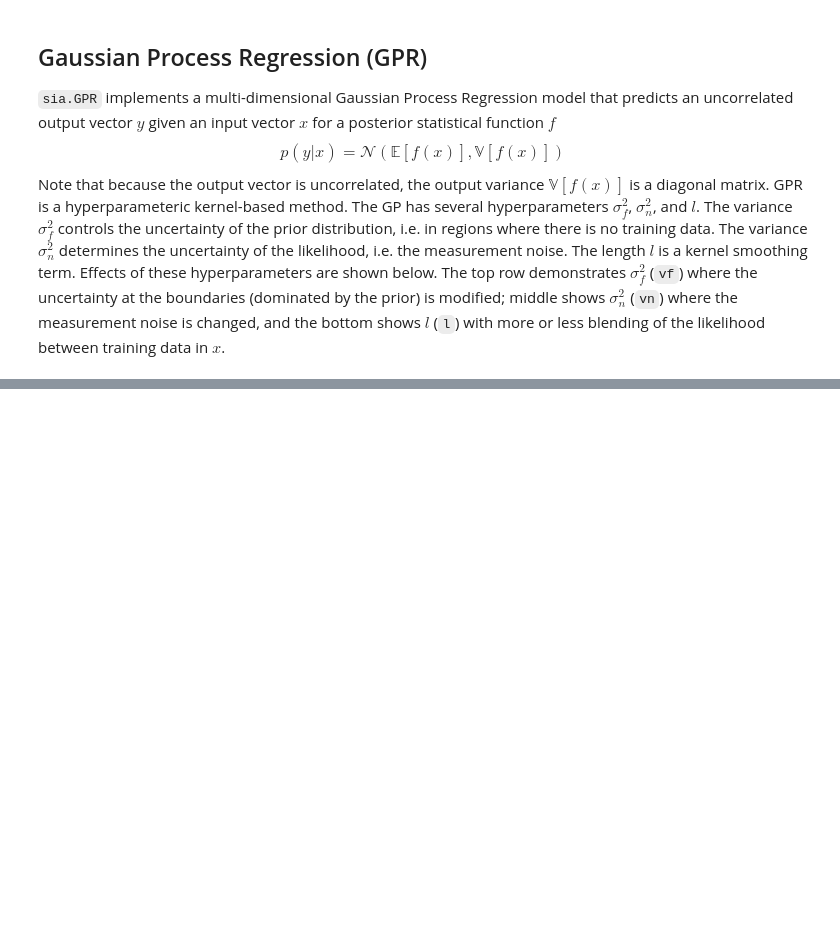
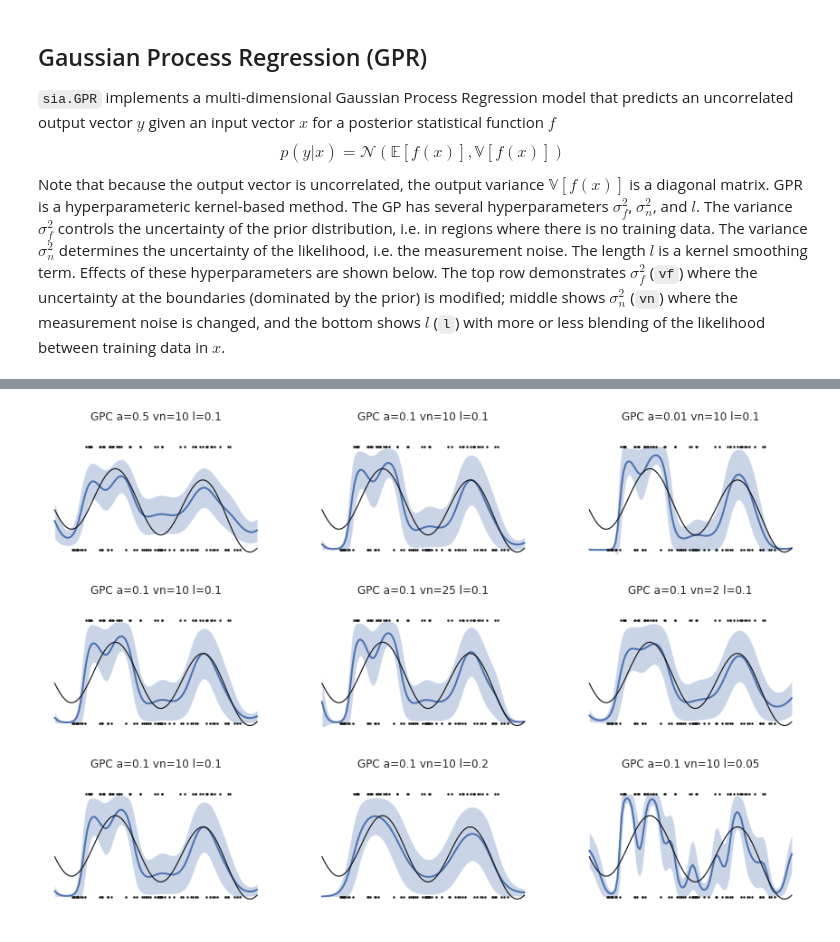
Before and after one commit to parkerowan/libsia, a Jupyter notebook: docs/belief/belief.ipynb, the cells around one changed output, grey strips where cells are left out. Drawn from its saved outputs; the diff is of its cells as text; code cells hidden in the pictures; blank space fills up the shorter version.

Commit message:
Adds Gaussian Process Classificiation (GPC), fixes Dirichlet bugs

```diff
--- a/docs/belief/belief.ipynb
+++ b/docs/belief/belief.ipynb
@@ -511,0 +516,43 @@ for i in range(len(ax)):
+# %%
+# Generate training data from underlying probability of a binary class
+class_prob = lambda x : -0.2 * x ** 2 + 0.6 * np.sin(6 * x) ** 2 + 0.2
+# class_prob = lambda x : x >= 0.5
+
+xtrain = np.random.uniform(0, 1, 100)
+ptrain = class_prob(xtrain)
+ytrain = np.array([int(np.random.uniform(0, 1, 1) <= class_prob(x)) for x in xtrain])
+
+# Plot the raw data
+f, ax = plt.subplots(nrows=3, ncols=3, figsize=(15, 10))
+ax = ax.flat
+sns.despine(f, left=True, bottom=True)
+
+# Evaluate several choices of hyper parameters
+alpha  = [0.5, 0.1, 0.01, 0.1, 0.1, 0.1, 0.1, 0.1, 0.1]
+varn   = [10, 10, 10, 10, 25, 2, 10, 10, 10]
+length = [0.1, 0.1, 0.1, 0.1, 0.1, 0.1, 0.1, 0.2, 0.05]
+
+for i in range(len(ax)):
+    # Create the GPC object
+    gpc = sia.GPC(np.array([xtrain]), ytrain, alpha=alpha[i], varf=varn[i], length=length[i])
+
+    # Evaluate it
+    xtest = np.linspace(-0.1, 1.1, 101)
+    ptest = class_prob(xtest)
+    gpc_mu = np.zeros((2, len(xtest)))
+    gpc_sig = np.zeros((2, len(xtest)))
+    for k in range(len(xtest)):
+        dirichlet = gpc.predict(np.array([xtest[k]]))
+        gpc_mu[:, k] = dirichlet.mean()
+        gpc_sig[:, k] = np.diag(dirichlet.covariance())
+
+    # Plot the belief for each axis and overlay the training data
+    ax[i].fill_between(xtest, gpc_mu[1, :] + 2 * gpc_sig[1, :], gpc_mu[1, :] - 2 * gpc_sig[1, :],  alpha=0.3)
+    ax[i].plot(xtest, gpc_mu[1, :], 'b', lw=2)
+    ax[i].plot(xtrain, ytrain, '.k', ms=3)
+    ax[i].plot(xtest, ptest, 'k', lw=1.2)
+    ax[i].set_ylim((-0.2, 1.2))
+    ax[i].axis("off")
+    ax[i].set_title("GPC a={} vn={} l={}".format(alpha[i], varn[i], length[i]));
+# %% [output]
+[figure, added]
```
Also changed, not shown: parts of 2 cells of this notebook, 22 other files.
